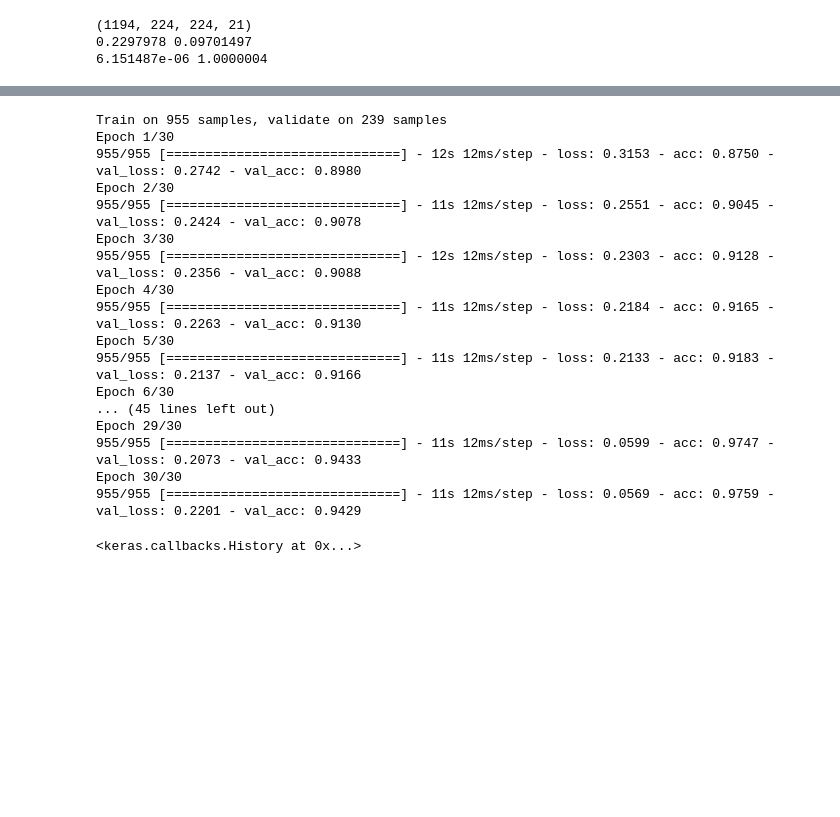
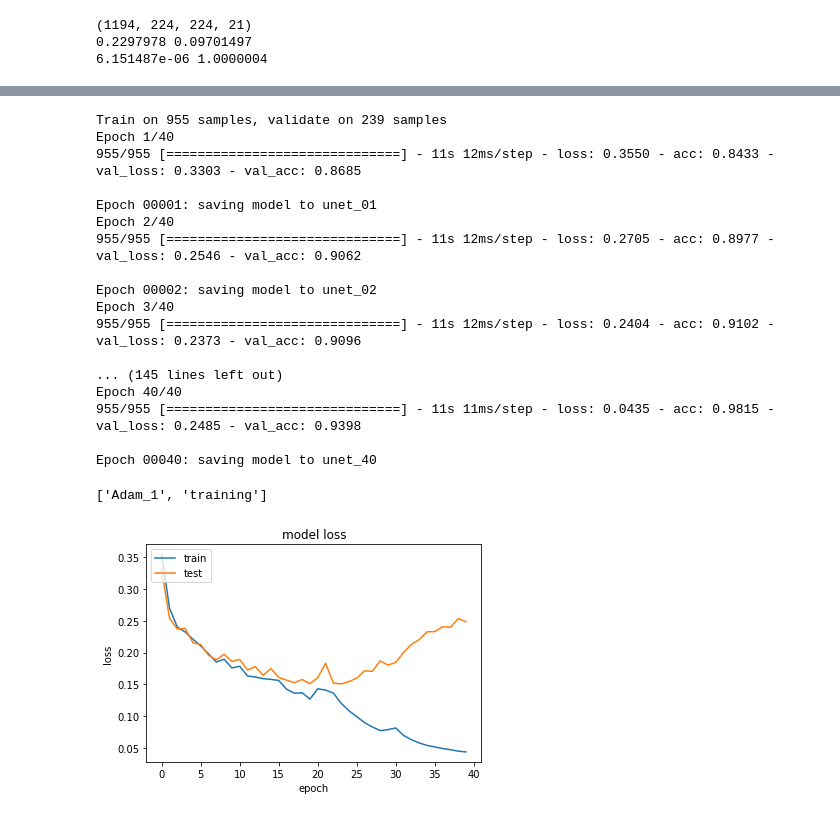
Before and after one commit to aparecidovieira/u-net, a Jupyter notebook: U-net.ipynb, the cells around one changed output, grey strips where cells are left out. Drawn from its saved outputs; the diff is of its cells as text; code cells hidden in the pictures; blank space fills up the shorter version.

```diff
--- a/U-net.ipynb
+++ b/U-net.ipynb
@@ -410,25 +411,24 @@ Trainable params: 3,856,001
 Non-trainable params: 0
 __________________________________________________________________________________________________
 # %%
-model_checkpoint = ModelCheckpoint('unet5_c1_{epoch:02d}.hdf5')
-model.fit(x_trn, y_trn, batch_size=16, epochs=30, verbose=1, shuffle=True,
+model_checkpoint = ModelCheckpoint('unet_{epoch:02d}', monitor='val_acc', verbose=1)
+history = model.fit(x_trn, y_trn, batch_size=32, epochs=40, verbose=1, shuffle=True,
                   callbacks=[model_checkpoint], validation_data=(x_val, y_val))
 # %% [output]
 Train on 955 samples, validate on 239 samples
-Epoch 1/30
-955/955 [==============================] - 12s 12ms/step - loss: 0.3153 - acc: 0.8750 - val_loss: 0.2742 - val_acc: 0.8980
-Epoch 2/30
-955/955 [==============================] - 11s 12ms/step - loss: 0.2551 - acc: 0.9045 - val_loss: 0.2424 - val_acc: 0.9078
-Epoch 3/30
-955/955 [==============================] - 12s 12ms/step - loss: 0.2303 - acc: 0.9128 - val_loss: 0.2356 - val_acc: 0.9088
-Epoch 4/30
-955/955 [==============================] - 11s 12ms/step - loss: 0.2184 - acc: 0.9165 - val_loss: 0.2263 - val_acc: 0.9130
-Epoch 5/30
-955/955 [==============================] - 11s 12ms/step - loss: 0.2133 - acc: 0.9183 - val_loss: 0.2137 - val_acc: 0.9166
-Epoch 6/30
-... (45 lines left out)
-Epoch 29/30
-955/955 [==============================] - 11s 12ms/step - loss: 0.0599 - acc: 0.9747 - val_loss: 0.2073 - val_acc: 0.9433
-Epoch 30/30
-955/955 [==============================] - 11s 12ms/step - loss: 0.0569 - acc: 0.9759 - val_loss: 0.2201 - val_acc: 0.9429
+Epoch 1/40
+955/955 [==============================] - 11s 12ms/step - loss: 0.3550 - acc: 0.8433 - val_loss: 0.3303 - val_acc: 0.8685
+
+Epoch 00001: saving model to unet_01
+Epoch 2/40
+955/955 [==============================] - 11s 12ms/step - loss: 0.2705 - acc: 0.8977 - val_loss: 0.2546 - val_acc: 0.9062
+
+Epoch 00002: saving model to unet_02
+Epoch 3/40
+955/955 [==============================] - 11s 12ms/step - loss: 0.2404 - acc: 0.9102 - val_loss: 0.2373 - val_acc: 0.9096
+
+... (145 lines left out)
+Epoch 40/40
+955/955 [==============================] - 11s 11ms/step - loss: 0.0435 - acc: 0.9815 - val_loss: 0.2485 - val_acc: 0.9398
+
+Epoch 00040: saving model to unet_40
-<keras.callbacks.History at 0x...>
@@ -434,0 +439,18 @@ Epoch 30/30
+# %%
+name = list(f.keys())[1]
+#name2 = list(name)[1]
+data = list(f[name])
+data
+#t = list(f.keys())
+# %% [output]
+['Adam_1', 'training']
+# %%
+plt.plot(history.history['loss'])
+plt.plot(history.history['val_loss'])
+plt.title('model loss')
+plt.ylabel('loss')
+plt.xlabel('epoch')
+plt.legend(['train', 'test'], loc='upper left')
+plt.show()
+# %% [output]
+[figure, added]
```
Also changed, not shown: parts of 15 cells of this notebook.
